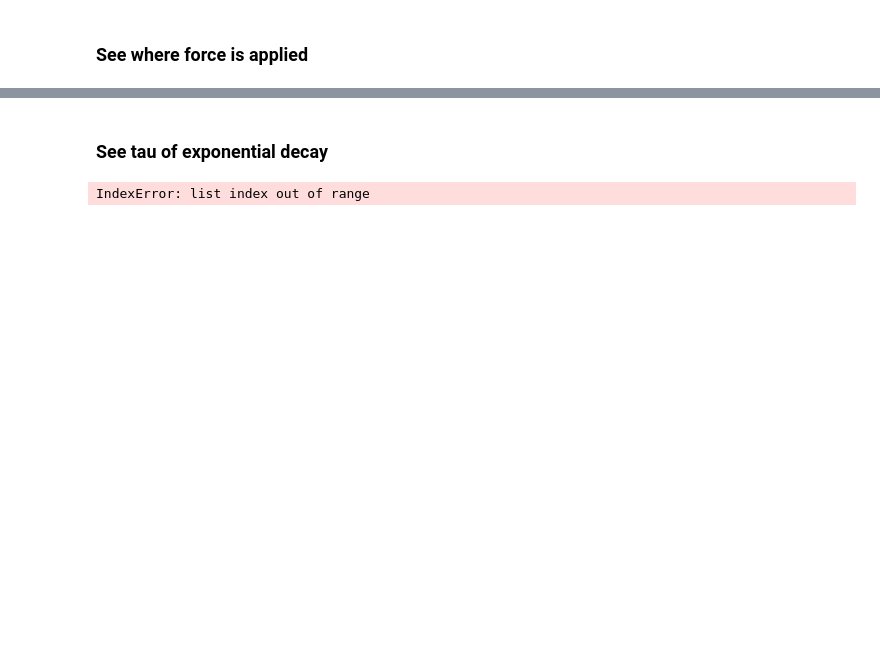
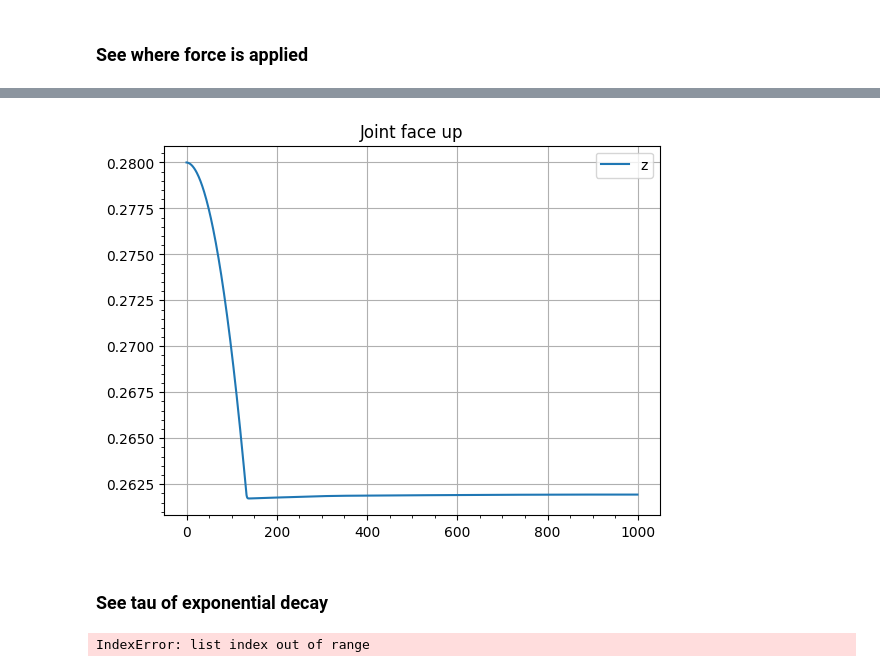
Before and after one commit to Gaianeve/Real_Mega_Fufi, a Jupyter notebook: Robot/1LegTrail/Giunto_versione_fascia_elastica/Model_video_spectrum.ipynb, the cells around one changed output, grey strips where cells are left out. Cells and saved outputs as stored; diff of their text form; code cells hidden in the pictures; blank space fills up the shorter version.

```diff
--- a/Robot/1LegTrail/Giunto_versione_fascia_elastica/Model_video_spectrum.ipynb
+++ b/Robot/1LegTrail/Giunto_versione_fascia_elastica/Model_video_spectrum.ipynb
@@ -314,3 +387,15 @@ plt.show()
+# %%
+plt.figure()
+plt.title("Joint face up")
+#plt.plot(joint_positions_x, label = 'x')
+#plt.plot(joint_positions_y, label = 'y')
+plt.plot(joint_positions_up_z, label = 'z')
+plt.legend()
+plt.grid()
+plt.minorticks_on()
+plt.show()
+# %% [output]
+[figure, added]
 # %%
 joint_position_z[0]-joint_position_z[-1]
 # %%
```
Also changed, not shown: parts of 15 cells of this notebook.
